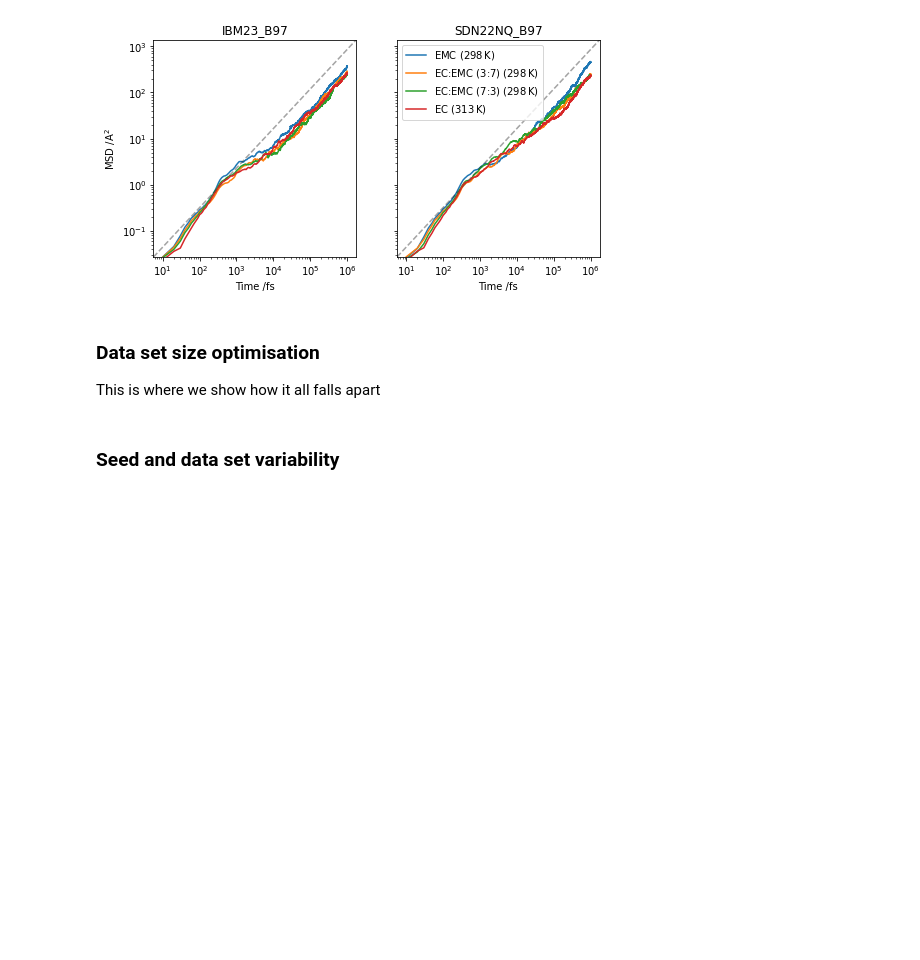
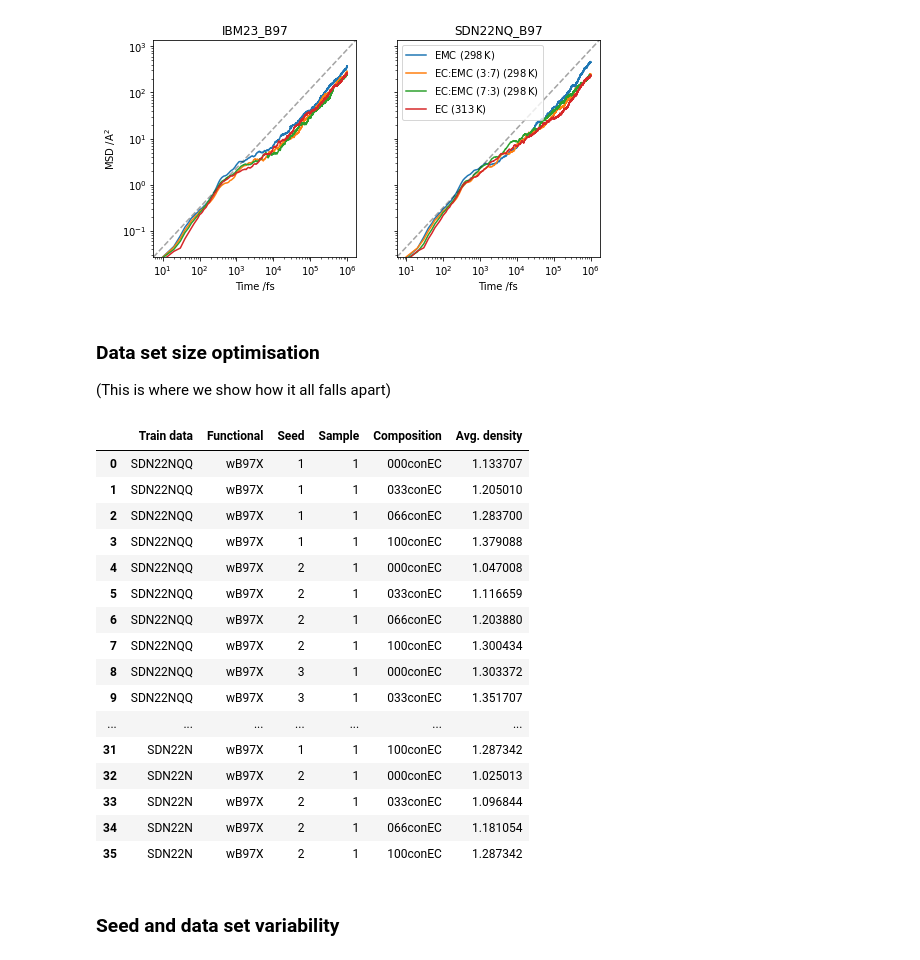
Before and after one commit to imagdau/EC-EMC_diffusion_DFT-MLIP-Data_comparison, a Jupyter notebook: for_paper.ipynb, the cells around one changed output. Saved outputs shown, nothing was run; the diff lists cells and outputs as text; code cells hidden in the pictures; blank space fills up the shorter version.

```diff
--- a/for_paper.ipynb
+++ b/for_paper.ipynb
@@ -182,7 +189,75 @@ Attempt to set non-positive ylim on a log-scaled axis will be ignored.
 [figure]
 # %% [markdown]
 ### Data set size optimisation
-This is where we show how it all falls apart
+(This is where we show how it all falls apart)
+# %%
+tags = [
+    'SDN22NQQ/wB97X/SEED1/DSET1',
+    'SDN22NQQ/wB97X/SEED2/DSET1',
+    'SDN22NQQ/wB97X/SEED3/DSET1',
+    'SDN22NQQ/wB97X/SEED1/DSET2',
+    'SDN22NQQ/wB97X/SEED1/DSET2',
+    'SDN22NQ/wB97X/SEED1/DSET1',
+    #'SDN22NQ/wB97X/SEED2/DSET1', # this is missing, locally (Sams)
+    #'SDN22NQ/wB97X/SEED3/DSET1', # this is missing, locally (Sams)
+    'SDN22NQ/wB97X/SEED1/DSET2',
+    'SDN22NQ/wB97X/SEED1/DSET3',
+    'SDN22N/wB97X/SEED1/DSET1',
+    'SDN22N/wB97X/SEED2/DSET1',
+    'SDN22N/wB97X/SEED3/DSET1',
+] # These tags needs to be adjusted to be compliant with zenodo
+
+
+# Compute average densities
+dens = dict()
+dens = get_dens(tags, dynamics_path)
+
+# Collect average densities for all tags
+data = {
+    'Train data':[],
+    'Functional':[],
+    'Seed':[],
+    'Sample':[],
+    'Composition':[],
+    'Avg. density':[],
+}
+for tag, d in dens.items():
+    data_set, functional, seed, dset_sample = tag.split('/')
+    seed = int(seed[-1]); dset_sample = int(dset_sample[-1])
+
+    # Add one instance per composition
+    for i in range(4):
+        data['Train data'].append(data_set)
+        data['Functional'].append(functional)
+        data['Seed'].append(seed)
+        data['Sample'].append(dset_sample)
+
+    # Add average densities for each composition
+    for traj_name, avg_dens in d.items():
+        comp = traj_name.split('_')[1]
+        data['Composition'].append(comp)
+        data['Avg. density'].append(avg_dens)
+
+df = pd.DataFrame(data)
+df
+# %% [output]
+|  | Train data | Functional | Seed | Sample | Composition | Avg. density |
+| 0 | SDN22NQQ | wB97X | 1 | 1 | 000conEC | 1.133707 |
+| 1 | SDN22NQQ | wB97X | 1 | 1 | 033conEC | 1.205010 |
+| 2 | SDN22NQQ | wB97X | 1 | 1 | 066conEC | 1.283700 |
+| 3 | SDN22NQQ | wB97X | 1 | 1 | 100conEC | 1.379088 |
+| 4 | SDN22NQQ | wB97X | 2 | 1 | 000conEC | 1.047008 |
+| 5 | SDN22NQQ | wB97X | 2 | 1 | 033conEC | 1.116659 |
+| 6 | SDN22NQQ | wB97X | 2 | 1 | 066conEC | 1.203880 |
+| 7 | SDN22NQQ | wB97X | 2 | 1 | 100conEC | 1.300434 |
+| 8 | SDN22NQQ | wB97X | 3 | 1 | 000conEC | 1.303372 |
+| 9 | SDN22NQQ | wB97X | 3 | 1 | 033conEC | 1.351707 |
+| ... | ... | ... | ... | ... | ... | ... |
+| 31 | SDN22N | wB97X | 1 | 1 | 100conEC | 1.287342 |
+| 32 | SDN22N | wB97X | 2 | 1 | 000conEC | 1.025013 |
+| 33 | SDN22N | wB97X | 2 | 1 | 033conEC | 1.096844 |
+| 34 | SDN22N | wB97X | 2 | 1 | 066conEC | 1.181054 |
+| 35 | SDN22N | wB97X | 2 | 1 | 100conEC | 1.287342 |
 # %% [markdown]
 ### Seed and data set variability
 # %% [markdown]
```
Also changed, not shown: parts of 5 cells of this notebook.
